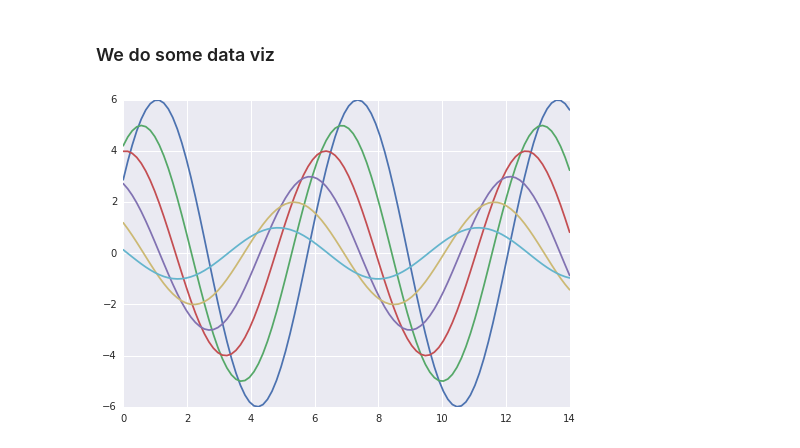
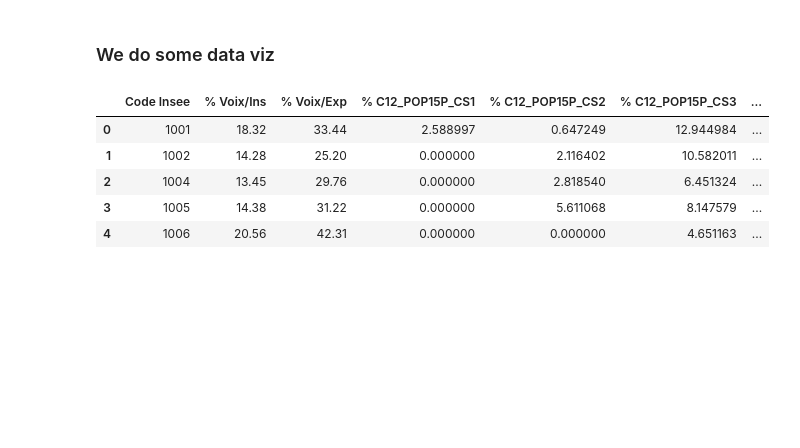
Before and after one commit to du-phan/Electoral-Analysis, a Jupyter notebook: data_analysis.ipynb, the cells around one changed output. Cells and saved outputs as stored; diff of their text form; code cells hidden in the pictures; blank space fills up the shorter version.

```diff
--- a/data_analysis.ipynb
+++ b/data_analysis.ipynb
@@ -123,4 +118,9 @@ def sinplot(flip=1):
-# %%
-sinplot()
-# %% [output]
-[figure, removed]
+# %%
+selected_data_right.head()
+# %% [output]
+|  | Code Insee | % Voix/Ins | % Voix/Exp | % C12_POP15P_CS1 | % C12_POP15P_CS2 | % C12_POP15P_CS3 | ... |
+| 0 | 1001 | 18.32 | 33.44 | 2.588997 | 0.647249 | 12.944984 | ... |
+| 1 | 1002 | 14.28 | 25.20 | 0.000000 | 2.116402 | 10.582011 | ... |
+| 2 | 1004 | 13.45 | 29.76 | 0.000000 | 2.818540 | 6.451324 | ... |
+| 3 | 1005 | 14.38 | 31.22 | 0.000000 | 5.611068 | 8.147579 | ... |
+| 4 | 1006 | 20.56 | 42.31 | 0.000000 | 0.000000 | 4.651163 | ... |
```
Also changed, not shown: parts of 5 cells of this notebook.
